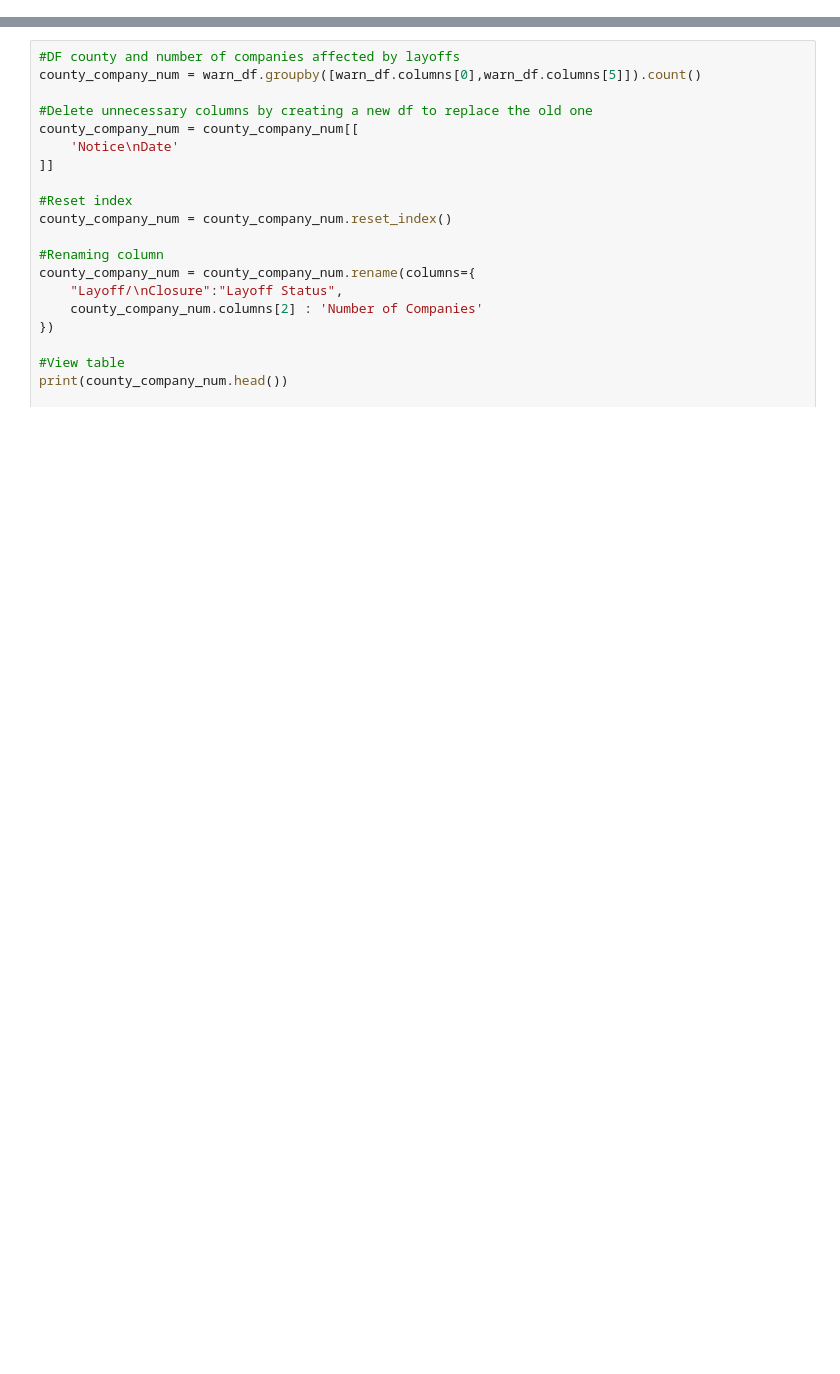
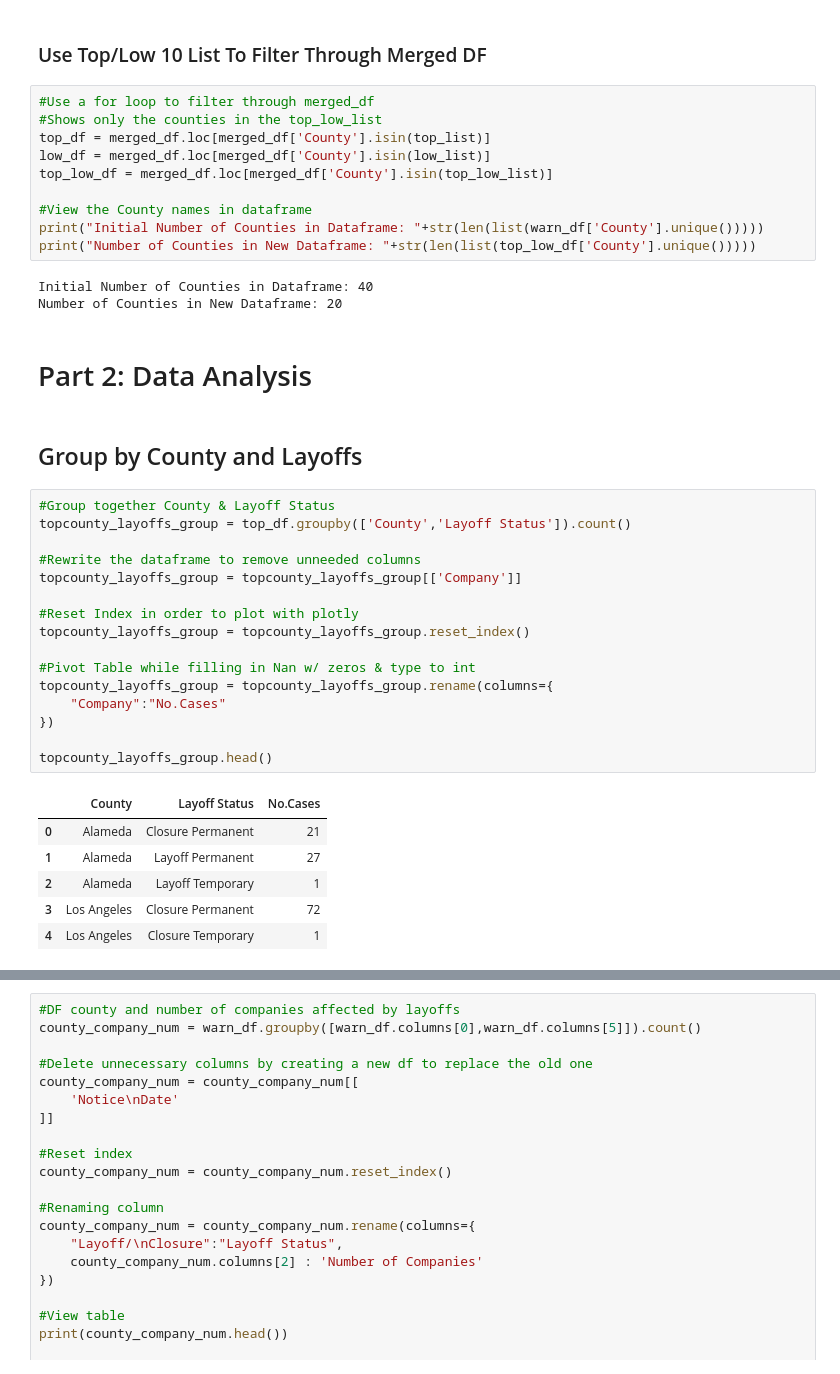
Before and after one commit to lleiva25/WARN-Notice-Analysis, a Jupyter notebook: Part 1 Clean Data copy.ipynb, the cells around one changed output, grey strips where cells are left out. Cells and saved outputs as stored; diff of their text form; blank space fills up the shorter version.

Commit message:
Updating with Plots and Graphs

```diff
--- a/Part 1 Clean Data copy.ipynb
+++ b/Part 1 Clean Data copy.ipynb
@@ -768,0 +867,42 @@ for company in warn_df['Company']:
+# %% [markdown]
+<h3>Use Top/Low 10 List To Filter Through Merged DF</h3>
+# %%
+#Use a for loop to filter through merged_df
+#Shows only the counties in the top_low_list
+top_df = merged_df.loc[merged_df['County'].isin(top_list)]
+low_df = merged_df.loc[merged_df['County'].isin(low_list)]
+top_low_df = merged_df.loc[merged_df['County'].isin(top_low_list)]
+
+#View the County names in dataframe
+print("Initial Number of Counties in Dataframe: "+str(len(list(warn_df['County'].unique()))))
+print("Number of Counties in New Dataframe: "+str(len(list(top_low_df['County'].unique()))))
+# %% [output]
+Initial Number of Counties in Dataframe: 40
+Number of Counties in New Dataframe: 20
+# %% [markdown]
+<h1>Part 2: Data Analysis</h1>
+# %% [markdown]
+<h2>Group by County and Layoffs</h2>
+# %%
+#Group together County & Layoff Status
+topcounty_layoffs_group = top_df.groupby(['County','Layoff Status']).count()
+
+#Rewrite the dataframe to remove unneeded columns
+topcounty_layoffs_group = topcounty_layoffs_group[['Company']]
+
+#Reset Index in order to plot with plotly
+topcounty_layoffs_group = topcounty_layoffs_group.reset_index()
+
+#Pivot Table while filling in Nan w/ zeros & type to int
+topcounty_layoffs_group = topcounty_layoffs_group.rename(columns={
+    "Company":"No.Cases"
+})
+
+topcounty_layoffs_group.head()
+# %% [output]
+|  | County | Layoff Status | No.Cases |
+| 0 | Alameda | Closure Permanent | 21 |
+| 1 | Alameda | Layoff Permanent | 27 |
+| 2 | Alameda | Layoff Temporary | 1 |
+| 3 | Los Angeles | Closure Permanent | 72 |
+| 4 | Los Angeles | Closure Temporary | 1 |
```
Also changed, not shown: parts of 29 cells of this notebook, 1 other file.
